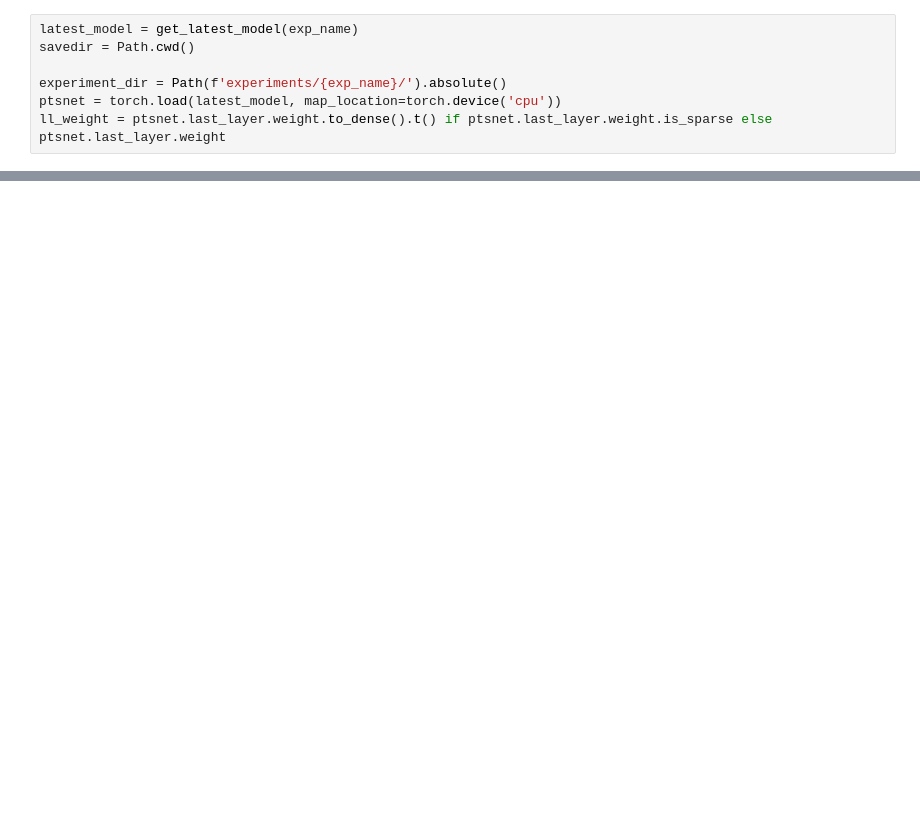
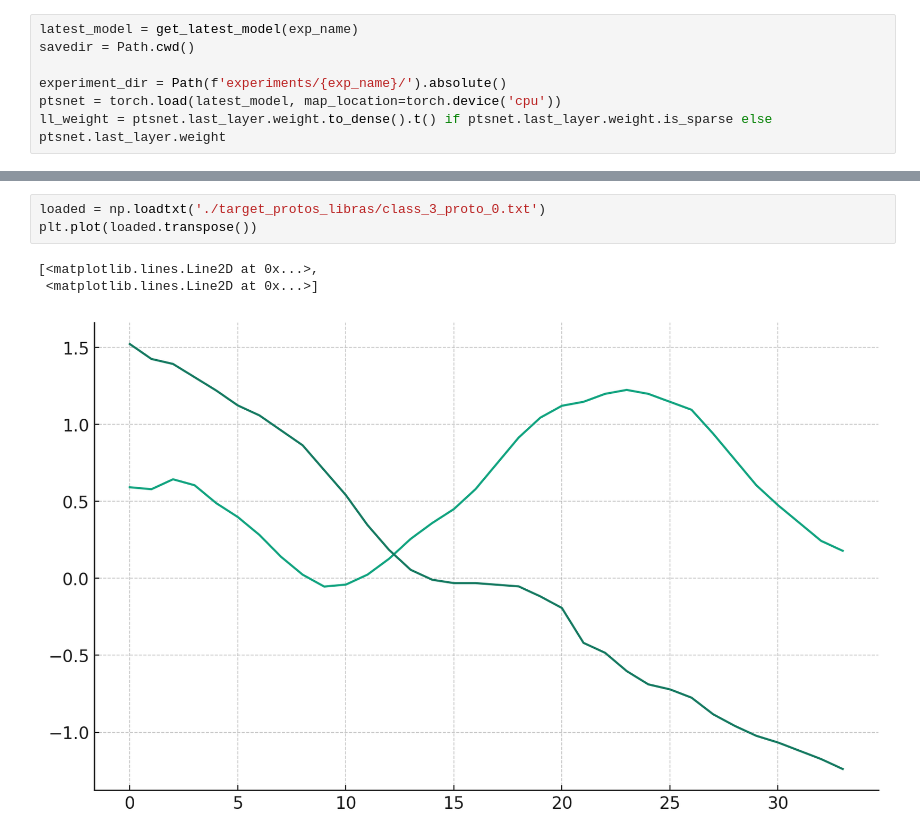
Before and after one commit to bmalkus/ProtoTSNet, a Jupyter notebook: local_analysis_updated.ipynb, the cells around one changed output, grey strips where cells are left out. Saved outputs shown, nothing was run; the diff lists cells and outputs as text; blank space fills up the shorter version.

```diff
--- a/local_analysis_updated.ipynb
+++ b/local_analysis_updated.ipynb
@@ -132,2 +136,9 @@ visualize_matrix(ll_weight.detach().numpy(), figsize=(30, 10))
+# %%
+loaded = np.loadtxt('./target_protos_libras/class_3_proto_0.txt')
+plt.plot(loaded.transpose())
+# %% [output]
+[<matplotlib.lines.Line2D at 0x...>,
+ <matplotlib.lines.Line2D at 0x...>]
+[figure, added]
 # %%
 epoch_number_str = str(200)
```
Also changed, not shown: parts of 9 cells of this notebook, 10 other files.
